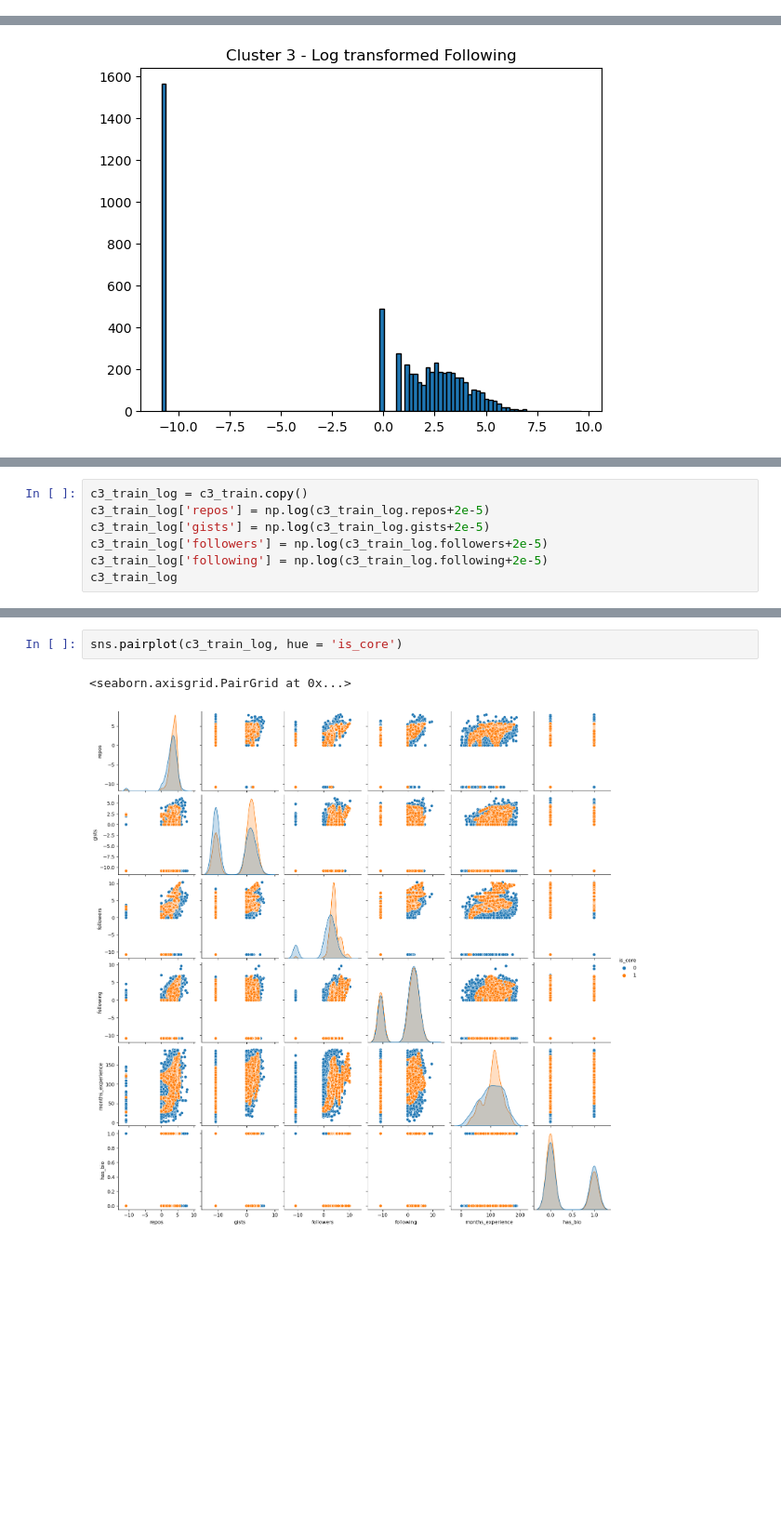
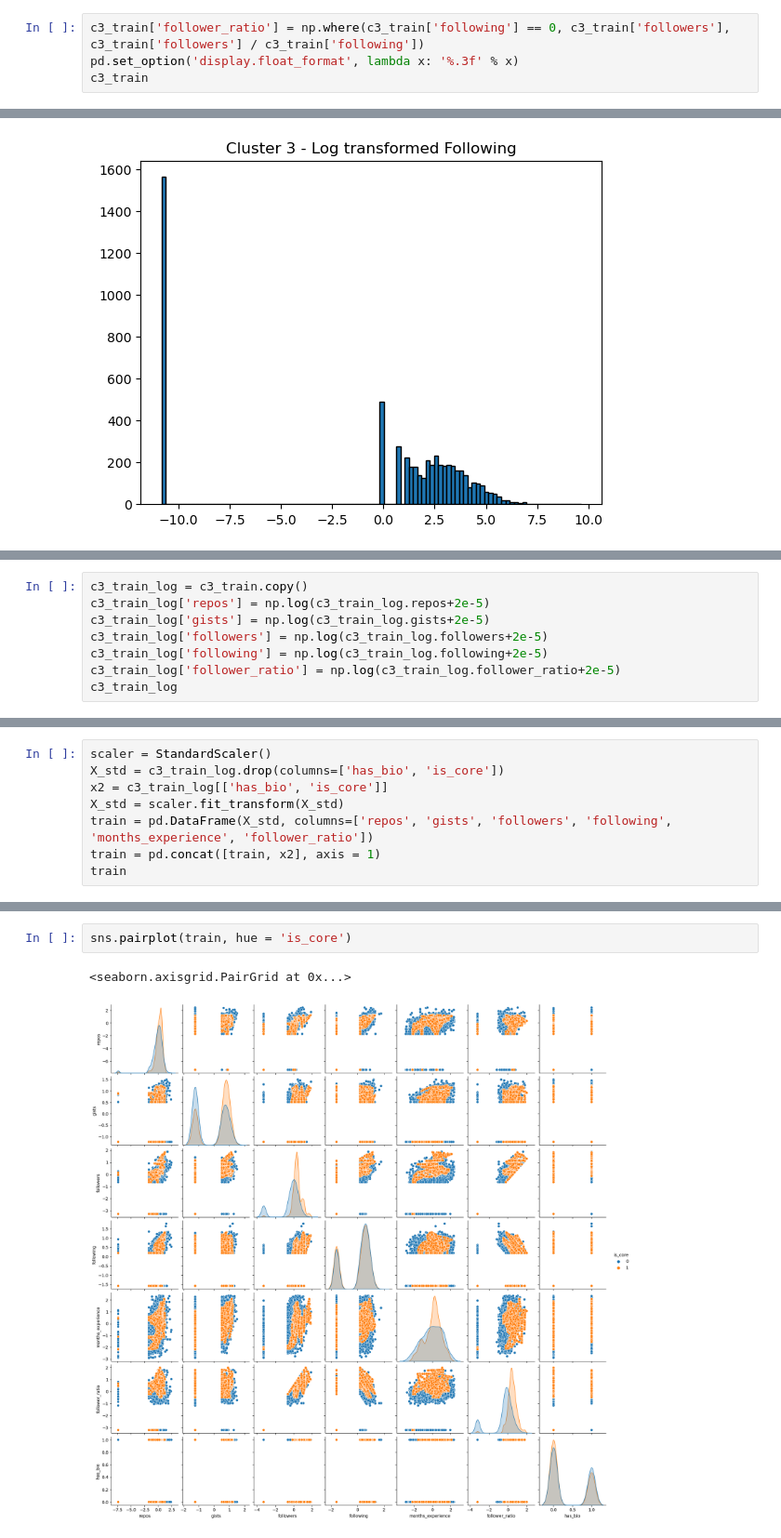
Before and after one commit to EthanRS72/501-580practical, a Jupyter notebook: Python/c3_profile_models.ipynb, the cells around one changed output, grey strips where cells are left out. Shown at 93% size. Cells and saved outputs as stored; diff of their text form; blank space fills up the shorter version.

```diff
--- a/Python/c3_profile_models.ipynb
+++ b/Python/c3_profile_models.ipynb
@@ -90,3 +97,7 @@ c3_train
 | 5671 | 20 | 52 | 474 | 26 | 118.308642 | 1 | 1 |
 | 5672 | 39 | 0 | 499 | 102 | 123.714876 | 1 | 1 |
 5673 rows × 7 columns
+# %%
+c3_train['follower_ratio'] = np.where(c3_train['following'] == 0, c3_train['followers'], c3_train['followers'] / c3_train['following'])
+pd.set_option('display.float_format', lambda x: '%.3f' % x)
+c3_train
@@ -167,5 +204,6 @@ c3_train_log['repos'] = np.log(c3_train_log.repos+2e-5)
 c3_train_log['gists'] = np.log(c3_train_log.gists+2e-5)
 c3_train_log['followers'] = np.log(c3_train_log.followers+2e-5)
 c3_train_log['following'] = np.log(c3_train_log.following+2e-5)
+c3_train_log['follower_ratio'] = np.log(c3_train_log.follower_ratio+2e-5)
 c3_train_log
 # %% [output]
@@ -184,0 +261,8 @@ c3_train_log
+# %%
+scaler = StandardScaler()
+X_std = c3_train_log.drop(columns=['has_bio', 'is_core'])
+x2 = c3_train_log[['has_bio', 'is_core']]
+X_std = scaler.fit_transform(X_std)
+train = pd.DataFrame(X_std, columns=['repos', 'gists', 'followers', 'following', 'months_experience', 'follower_ratio'])
+train = pd.concat([train, x2], axis = 1)
+train
@@ -185,5 +306,5 @@ c3_train_log
 # %%
-sns.pairplot(c3_train_log, hue = 'is_core')
+sns.pairplot(train, hue = 'is_core')
 # %% [output]
 <seaborn.axisgrid.PairGrid at 0x...>
-[figure, old version]
+[figure, new version]
```
Also changed, not shown: parts of 28 cells of this notebook, 4 other files.
